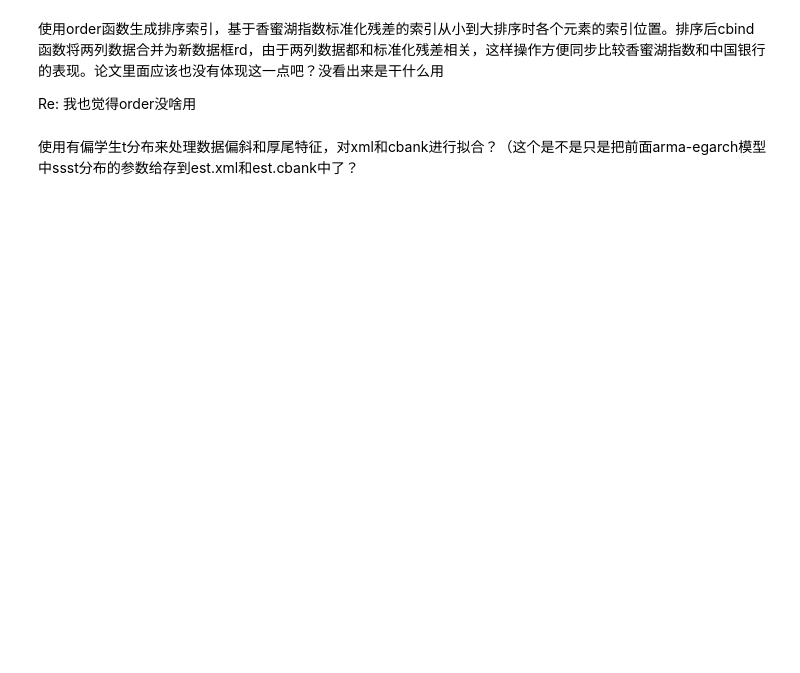
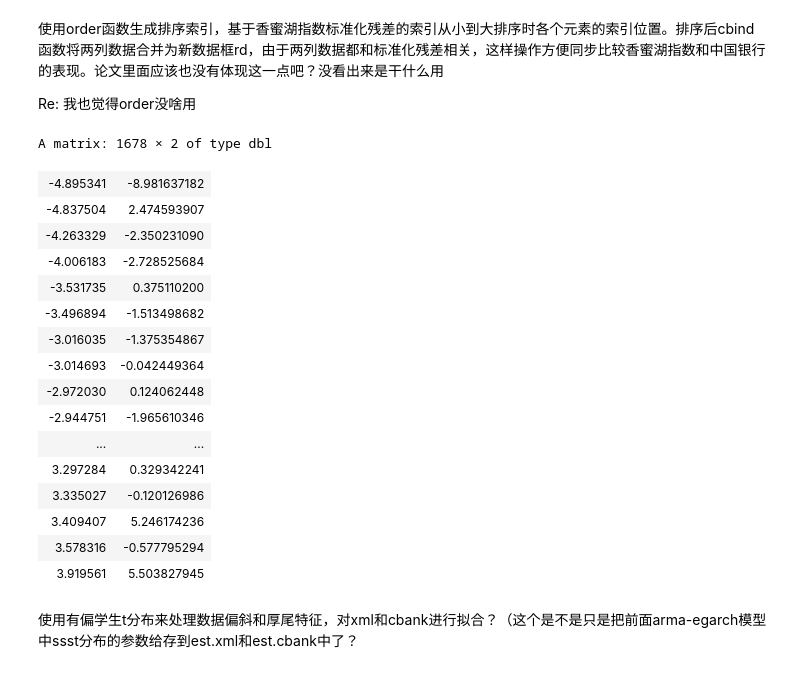
Before and after one commit to Meaquadddd/LLXcode, a Jupyter notebook: Covar1.ipynb, the cells around one changed output. Drawn from its saved outputs; the diff is of its cells as text; code cells hidden in the pictures; blank space fills up the shorter version.

```diff
--- a/Covar1.ipynb
+++ b/Covar1.ipynb
@@ -196,2 +214,22 @@ rd <- cbind(ts_df_1$fintech_res.sigma.filt_fintech.[o], ts_df_1$cbank_res.sigma.
 x <- rd[, 1]
 y <- rd[, 2]
+# %%
+rd
+# %% [output]
+A matrix: 1678 × 2 of type dbl
+| -4.895341 | -8.981637182 |
+| -4.837504 | 2.474593907 |
+| -4.263329 | -2.350231090 |
+| -4.006183 | -2.728525684 |
+| -3.531735 | 0.375110200 |
+| -3.496894 | -1.513498682 |
+| -3.016035 | -1.375354867 |
+| -3.014693 | -0.042449364 |
+| -2.972030 | 0.124062448 |
+| -2.944751 | -1.965610346 |
+| ... | ... |
+| 3.297284 | 0.329342241 |
+| 3.335027 | -0.120126986 |
+| 3.409407 | 5.246174236 |
+| 3.578316 | -0.577795294 |
+| 3.919561 | 5.503827945 |
```
Also changed, not shown: parts of 24 cells of this notebook.
